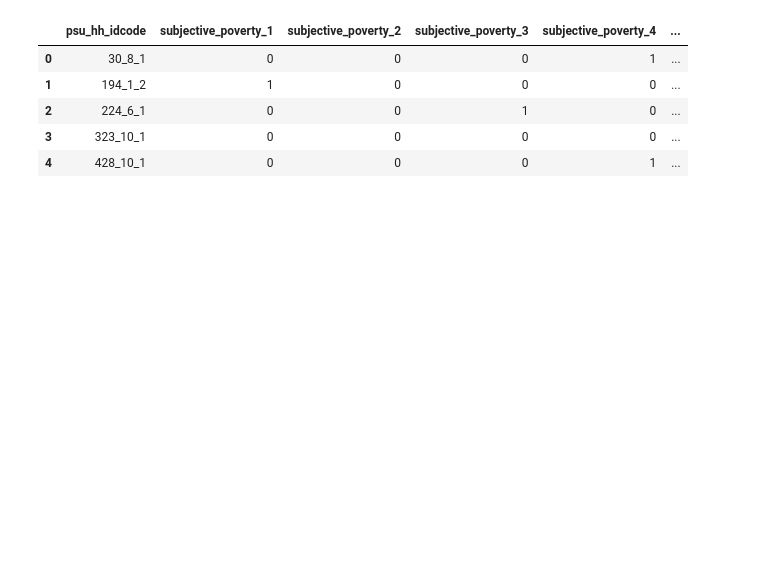
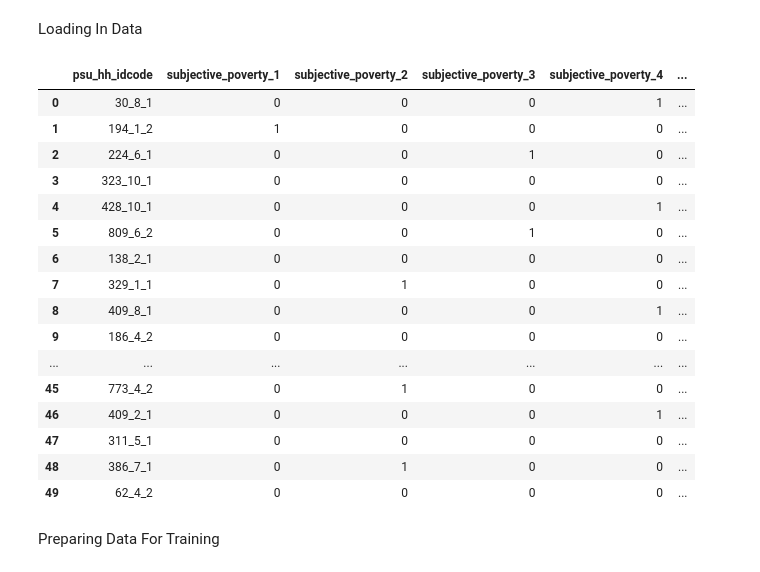
Before and after one commit to Callum-Brown/Subjective_Poverty_Predictor, a Jupyter notebook: main.ipynb, the cells around one changed output. Drawn from its saved outputs; the diff is of its cells as text; code cells hidden in the pictures; blank space fills up the shorter version.

```diff
--- a/main.ipynb
+++ b/main.ipynb
@@ -20,22 +20,39 @@ for dirname, _, filenames in os.walk('/kaggle/input'):
 
 # You can write up to 20GB to the current directory (/kaggle/working/) that gets preserved as output when you create a version using "Save & Run All"
 # You can also write temporary files to /kaggle/temp/, but they won't be saved outside of the current session
+# %% [markdown]
+Loading In Data
 # %%
 education_train = pd.read_csv('/Users/callum/University/School Work/3B/STAT 441/Kaggle_vscode/f-2024-kaggle-contest-for-classification/module_Education_train_set.csv')
 education_test = pd.read_csv('/Users/callum/University/School Work/3B/STAT 441/Kaggle_vscode/f-2024-kaggle-contest-for-classification/module_Education_test_set.csv')
 household_train = pd.read_csv('/Users/callum/University/School Work/3B/STAT 441/Kaggle_vscode/f-2024-kaggle-contest-for-classification/module_HouseholdInfo_train_set.csv')
 household_test = pd.read_csv('/Users/callum/University/School Work/3B/STAT 441/Kaggle_vscode/f-2024-kaggle-contest-for-classification/module_HouseholdInfo_test_set.csv')
 subjective_poverty_train = pd.read_csv('/Users/callum/University/School Work/3B/STAT 441/Kaggle_vscode/f-2024-kaggle-contest-for-classification/module_SubjectivePoverty_train_set.csv')
 sample_submission = pd.read_csv('/Users/callum/University/School Work/3B/STAT 441/Kaggle_vscode/f-2024-kaggle-contest-for-classification/sample_submission.csv')
 
-subjective_poverty_train.head(5)
+subjective_poverty_train.head(50)
+#household_train.head(50)
+#education_train.head(50)
 # %% [output]
 |  | psu_hh_idcode | subjective_poverty_1 | subjective_poverty_2 | subjective_poverty_3 | subjective_poverty_4 | ... |
 | 0 | 30_8_1 | 0 | 0 | 0 | 1 | ... |
 | 1 | 194_1_2 | 1 | 0 | 0 | 0 | ... |
 | 2 | 224_6_1 | 0 | 0 | 1 | 0 | ... |
 | 3 | 323_10_1 | 0 | 0 | 0 | 0 | ... |
 | 4 | 428_10_1 | 0 | 0 | 0 | 1 | ... |
+| 5 | 809_6_2 | 0 | 0 | 1 | 0 | ... |
+| 6 | 138_2_1 | 0 | 0 | 0 | 0 | ... |
+| 7 | 329_1_1 | 0 | 1 | 0 | 0 | ... |
+| 8 | 409_8_1 | 0 | 0 | 0 | 1 | ... |
+| 9 | 186_4_2 | 0 | 0 | 0 | 0 | ... |
+| ... | ... | ... | ... | ... | ... | ... |
+| 45 | 773_4_2 | 0 | 1 | 0 | 0 | ... |
+| 46 | 409_2_1 | 0 | 0 | 0 | 1 | ... |
+| 47 | 311_5_1 | 0 | 0 | 0 | 0 | ... |
+| 48 | 386_7_1 | 0 | 1 | 0 | 0 | ... |
+| 49 | 62_4_2 | 0 | 0 | 0 | 0 | ... |
+# %% [markdown]
+Preparing Data For Training
 # %%
 subjective_poverty_train[['psu', 'hh', 'idcode']] = subjective_poverty_train['psu_hh_idcode'].str.split('_', expand=True).astype(int)
 
```
Also changed, not shown: parts of 9 cells of this notebook.
